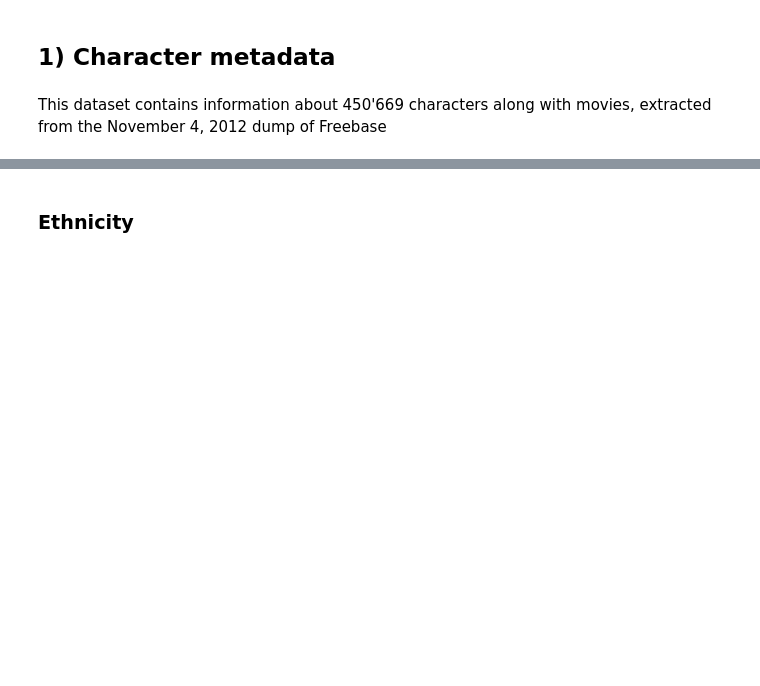
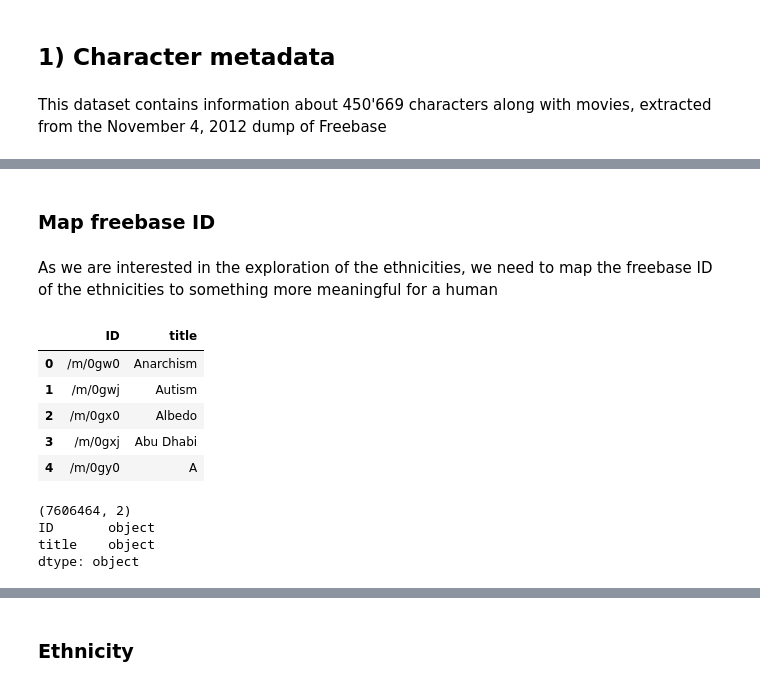
Before and after one commit to epfl-ada/ada-2022-project-nolemonnomelon, a Jupyter notebook: Exploratory analysis.ipynb, the cells around one changed output, grey strips where cells are left out. Cells and saved outputs as stored; diff of their text form; code cells hidden in the pictures; blank space fills up the shorter version.

```diff
--- a/Exploratory analysis.ipynb
+++ b/Exploratory analysis.ipynb
@@ -34,3 +34,26 @@ df_character.head()
 | 2 | 975900 | /m/03vyhn | 2001-08-24 | Desolation Williams | 1969-06-15 | ... |
 | 3 | 975900 | /m/03vyhn | 2001-08-24 | Sgt Jericho Butler | 1967-09-12 | ... |
 | 4 | 975900 | /m/03vyhn | 2001-08-24 | Bashira Kincaid | 1977-09-25 | ... |
+# %% [markdown]
+### Map freebase ID
+# %% [markdown]
+As we are interested in the exploration of the ethnicities, we need to map the freebase ID of the ethnicities to something more meaningful for a human
+# %%
+# Load the data to map the Freebase ID to a title
+df_mapID = pd.read_csv("Expanded_data/mid2name.tsv", sep='\t', names=['ID', 'title'])
+df_mapID.head()
+# %% [output]
+|  | ID | title |
+| 0 | /m/0gw0 | Anarchism |
+| 1 | /m/0gwj | Autism |
+| 2 | /m/0gx0 | Albedo |
+| 3 | /m/0gxj | Abu Dhabi |
+| 4 | /m/0gy0 | A |
+# %%
+print(df_mapID.shape)
+print(df_mapID.dtypes)
+# %% [output]
+(7606464, 2)
+ID       object
+title    object
+dtype: object
```
Also changed, not shown: parts of 9 cells of this notebook, 1 other file.
